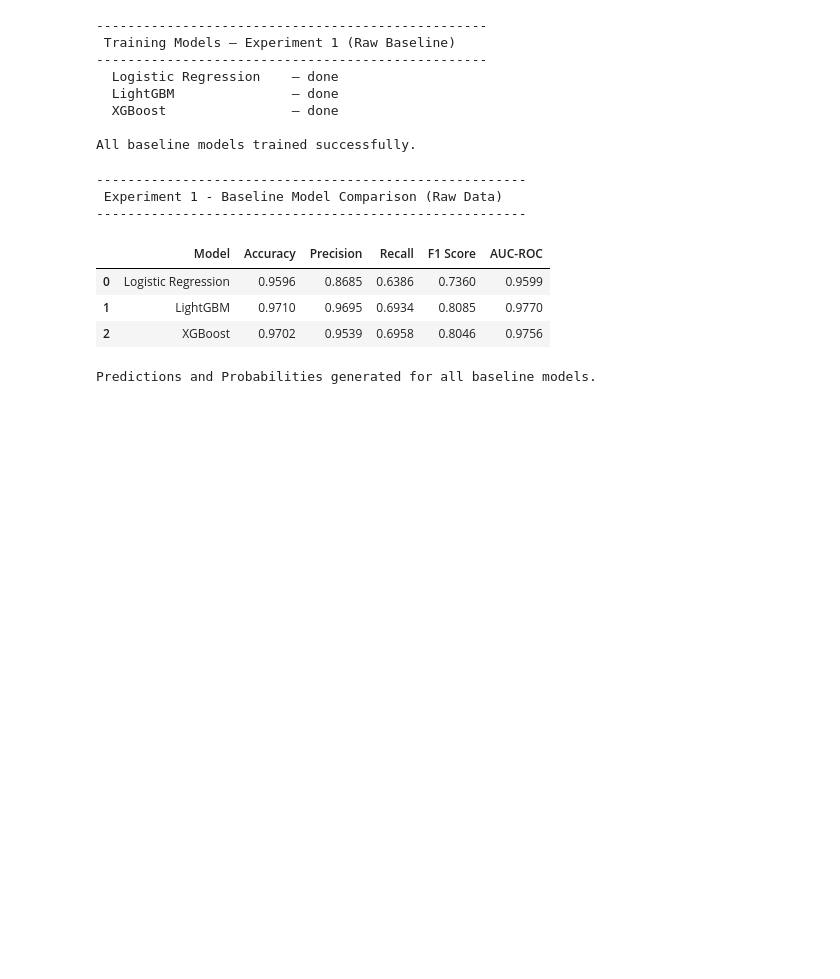
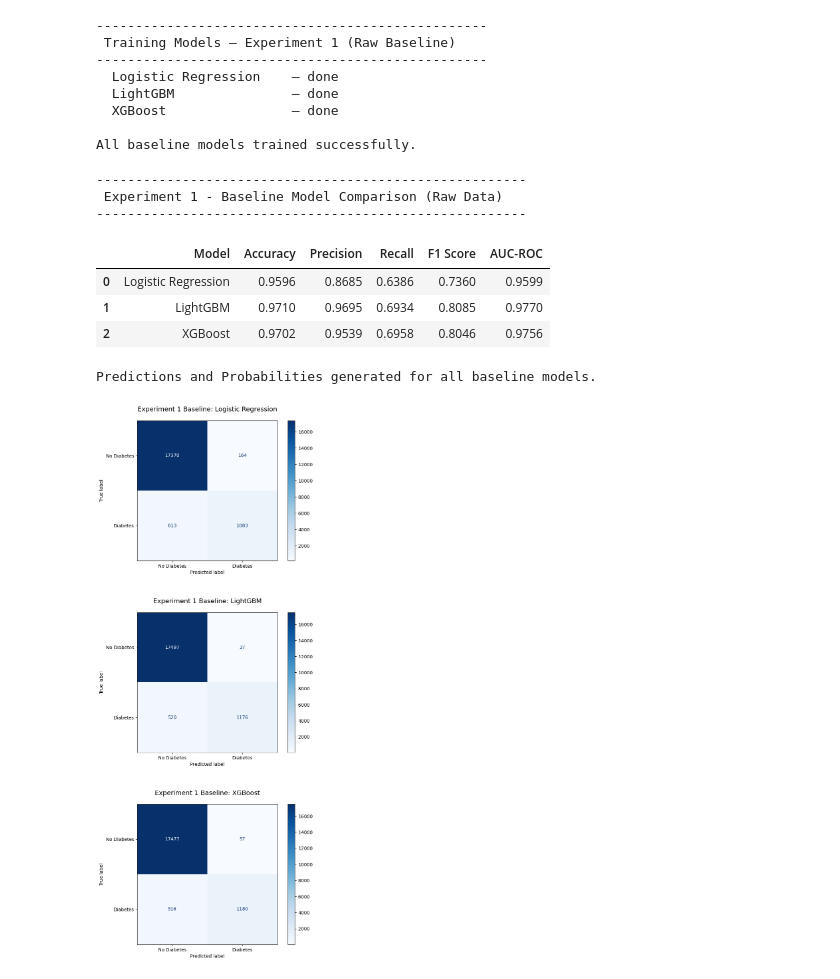
Before and after one commit to COMP3608-Intelligent-Systems-Project/Predicting-Type-2-Diabetes, a Jupyter notebook: dataset_2_experiments.ipynb, the cells around one changed output. Cells and saved outputs as stored; diff of their text form; code cells hidden in the pictures; blank space fills up the shorter version.

Commit message:
generate confusion matrix grid for baseline model comparison

```diff
--- a/dataset_2_experiments.ipynb
+++ b/dataset_2_experiments.ipynb
@@ -145,3 +146,22 @@ for name, model in models.items():
 print("Predictions and Probabilities generated for all baseline models.")
 # %% [output]
 Predictions and Probabilities generated for all baseline models.
+# %%
+#confusion matrix grid
+fig, axes = plt.subplots(3, 1, figsize=(8, 18))
+
+for i, (name, preds) in enumerate(model_preds.items()):
+    cm = confusion_matrix(y_test, preds['y_pred'])
+
+    disp = ConfusionMatrixDisplay(
+        confusion_matrix=cm,
+        display_labels=['No Diabetes', 'Diabetes']
+    )
+
+    disp.plot(ax=axes[i], cmap='Blues', colorbar=True)
+    axes[i].set_title(f"Experiment 1 Baseline: {name}", fontsize=14, pad=20)
+
+plt.tight_layout(pad=5.0)
+plt.show()
+# %% [output]
+[figure, added]
```
Also changed, not shown: parts of 1 cell of this notebook.
